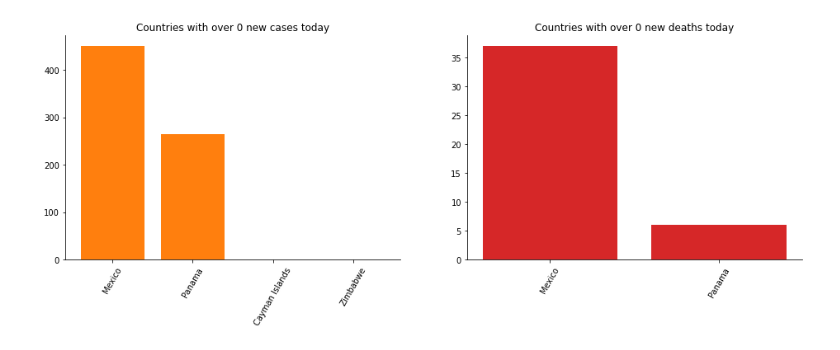
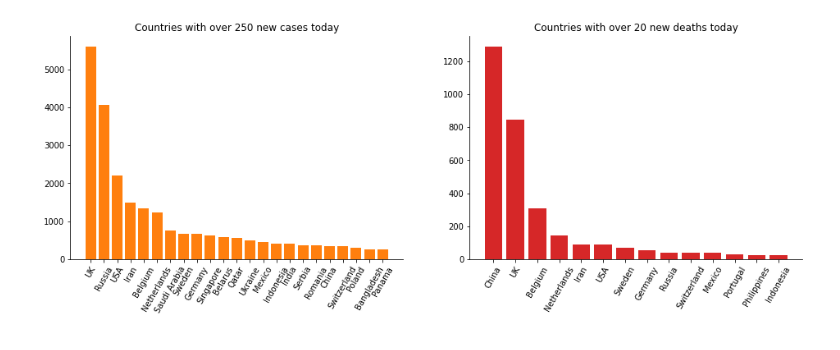
Before and after one commit to zhaoyi3264/covid-19-trend, a Jupyter notebook: global_trend.ipynb, the cells around one changed output. Cells and saved outputs as stored; diff of their text form; code cells hidden in the pictures.

```diff
--- a/global_trend.ipynb
+++ b/global_trend.ipynb
@@ -98,11 +98,11 @@ def today_new(ax, category, threshold, color):
     ax.spines['top'].set_visible(False)
 # %%
 fig, (ax0, ax1) = plt.subplots(nrows=1, ncols=2, figsize=(16, 5))
-today_new(ax0, 'New Cases', 0, 'tab:orange')
-today_new(ax1, 'New Deaths', 0, 'tab:red')
+today_new(ax0, 'New Cases', 250, 'tab:orange')
+today_new(ax1, 'New Deaths', 20, 'tab:red')
 plt.savefig('global/today_new.png', bbox_inches='tight')
 # %% [output]
-[figure, old version]
+[figure, new version]
 # %%
 fig, ax = plt.subplots(figsize=(16, 1))
 ax.set_xlim(0, 8)
```
Also changed, not shown: parts of 4 cells of this notebook, 13 other files.
